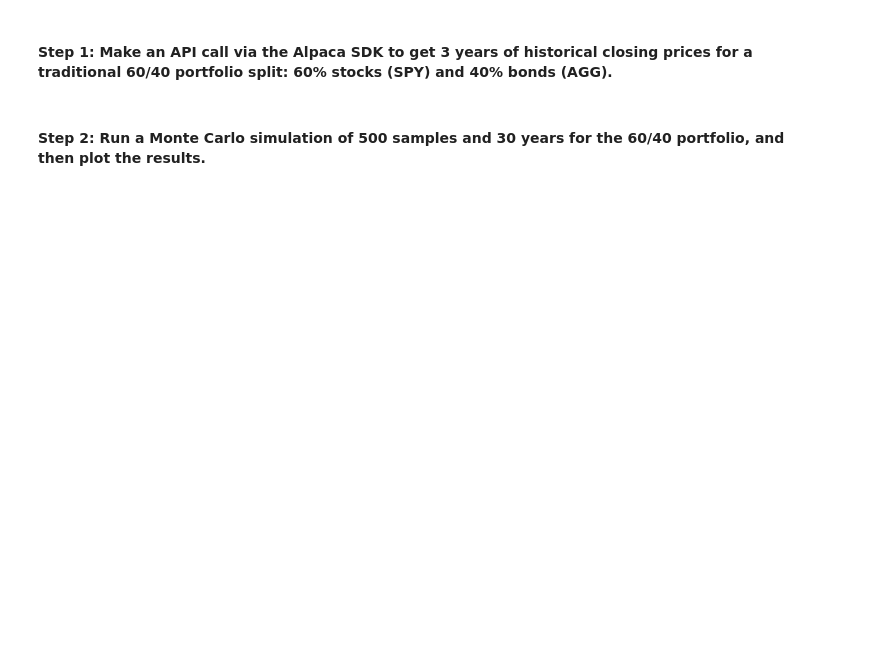
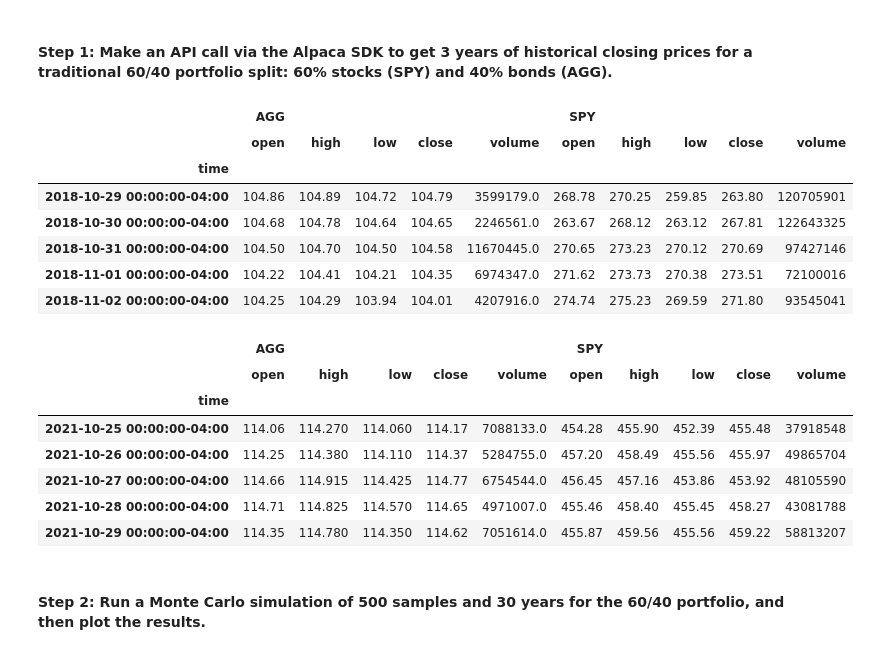
Before and after one commit to Aheesh/fin_planner, a Jupyter notebook: financial_planning_tools.ipynb, the cells around one changed output. Cells and saved outputs as stored; diff of their text form; code cells hidden in the pictures; blank space fills up the shorter version.

```diff
--- a/financial_planning_tools.ipynb
+++ b/financial_planning_tools.ipynb
@@ -440,14 +441,31 @@ In this section, you’ll use the MCForecastTools library to create a Monte Carl
 # %%
 # Use the Alpaca get_barset function to make the API call to get the 3 years worth of pricing data
 # The tickers and timeframe parameters should have been set in Part 1 of this activity
 # The start and end dates should be updated with the information set above
 # Remember to add the df property to the end of the call so the response is returned as a DataFrame
-# YOUR CODE HERE
+pricing_df=alpaca.get_barset(tickers,timeframe,limit=limit_rows,start=start_date,end=end_date).df
 
 
 # Display both the first and last five rows of the DataFrame
-# YOUR CODE HERE
-# YOUR CODE HERE
+display(pricing_df.head())
+display(pricing_df.tail())
+# %% [output]
+|  | AGG |  |  |  |  | SPY |  |  |  |  |
+|  | open | high | low | close | volume | open | high | low | close | volume |
+| time |  |  |  |  |  |  |  |  |  |  |
+| 2018-10-29 00:00:00-04:00 | 104.86 | 104.89 | 104.72 | 104.79 | 3599179.0 | 268.78 | 270.25 | 259.85 | 263.80 | 120705901 |
+| 2018-10-30 00:00:00-04:00 | 104.68 | 104.78 | 104.64 | 104.65 | 2246561.0 | 263.67 | 268.12 | 263.12 | 267.81 | 122643325 |
+| 2018-10-31 00:00:00-04:00 | 104.50 | 104.70 | 104.50 | 104.58 | 11670445.0 | 270.65 | 273.23 | 270.12 | 270.69 | 97427146 |
+| 2018-11-01 00:00:00-04:00 | 104.22 | 104.41 | 104.21 | 104.35 | 6974347.0 | 271.62 | 273.73 | 270.38 | 273.51 | 72100016 |
+| 2018-11-02 00:00:00-04:00 | 104.25 | 104.29 | 103.94 | 104.01 | 4207916.0 | 274.74 | 275.23 | 269.59 | 271.80 | 93545041 |
+|  | AGG |  |  |  |  | SPY |  |  |  |  |
+|  | open | high | low | close | volume | open | high | low | close | volume |
+| time |  |  |  |  |  |  |  |  |  |  |
+| 2021-10-25 00:00:00-04:00 | 114.06 | 114.270 | 114.060 | 114.17 | 7088133.0 | 454.28 | 455.90 | 452.39 | 455.48 | 37918548 |
+| 2021-10-26 00:00:00-04:00 | 114.25 | 114.380 | 114.110 | 114.37 | 5284755.0 | 457.20 | 458.49 | 455.56 | 455.97 | 49865704 |
+| 2021-10-27 00:00:00-04:00 | 114.66 | 114.915 | 114.425 | 114.77 | 6754544.0 | 456.45 | 457.16 | 453.86 | 453.92 | 48105590 |
+| 2021-10-28 00:00:00-04:00 | 114.71 | 114.825 | 114.570 | 114.65 | 4971007.0 | 455.46 | 458.40 | 455.45 | 458.27 | 43081788 |
+| 2021-10-29 00:00:00-04:00 | 114.35 | 114.780 | 114.350 | 114.62 | 7051614.0 | 455.87 | 459.56 | 455.56 | 459.22 | 58813207 |
 # %% [markdown]
 #### Step 2: Run a Monte Carlo simulation of 500 samples and 30 years for the 60/40 portfolio, and then plot the results.
 # %%
```
Also changed, not shown: parts of 8 cells of this notebook.
